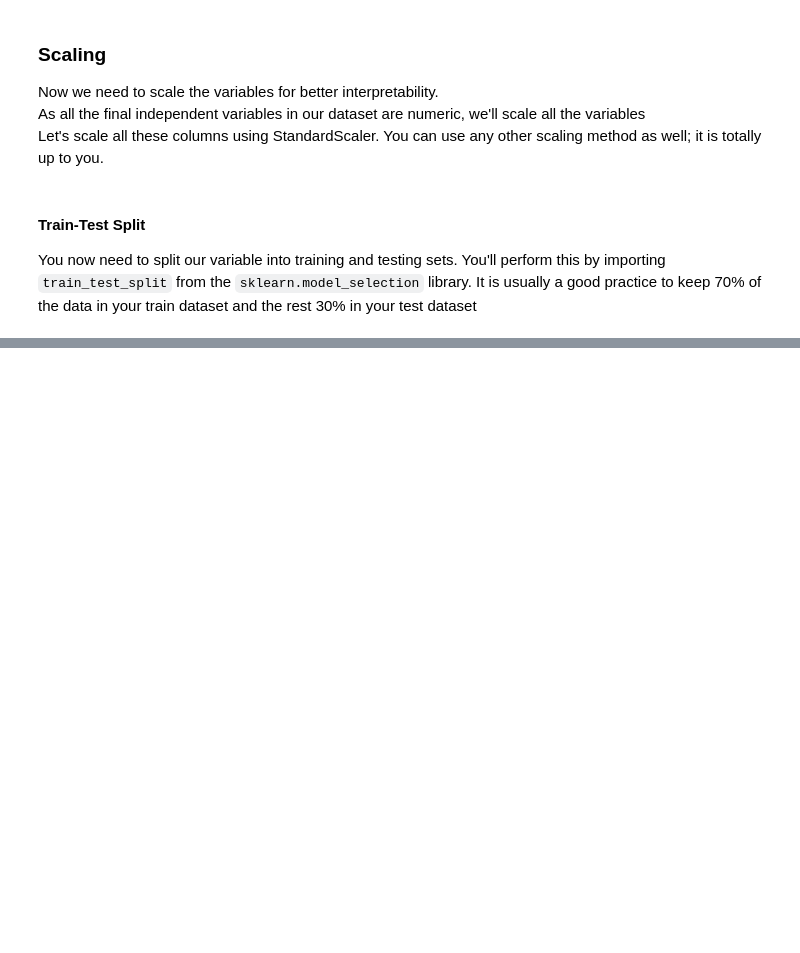
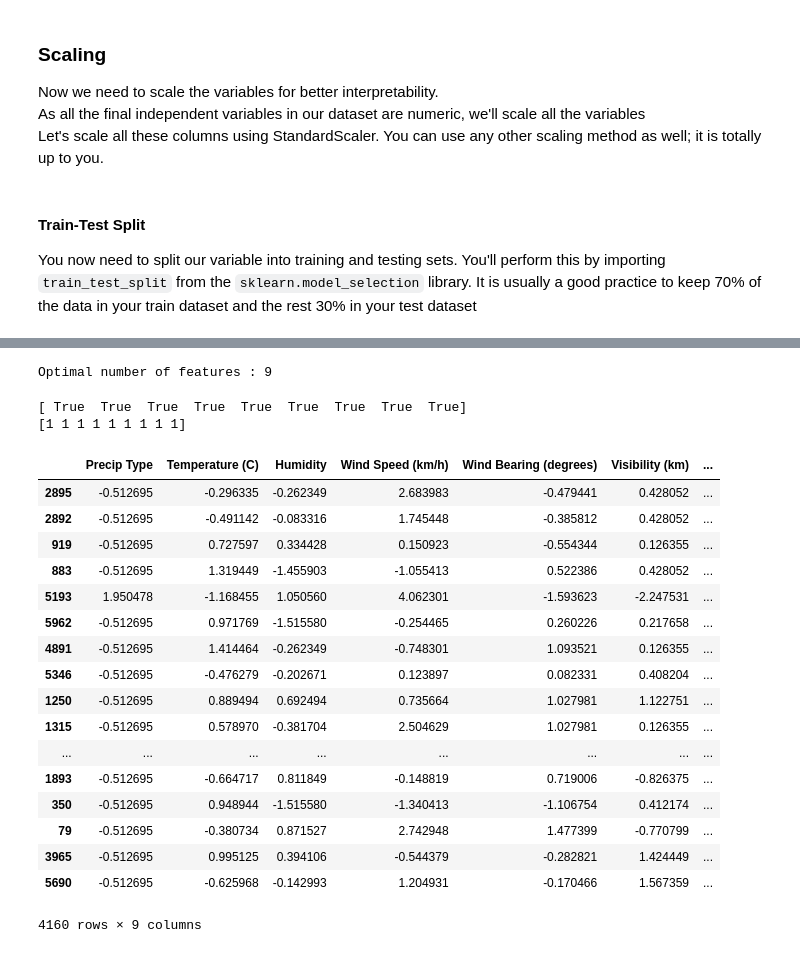
Before and after one commit to SrajanKumarShukla/Apparent-Temperature-Prediction, a Jupyter notebook: Apparent-Temperature-Prediction.ipynb, the cells around one changed output, grey strips where cells are left out. Saved outputs shown, nothing was run; the diff lists cells and outputs as text; code cells hidden in the pictures; blank space fills up the shorter version.

Commit message:
Step 3 Completed

```diff
--- a/Apparent-Temperature-Prediction.ipynb
+++ b/Apparent-Temperature-Prediction.ipynb
@@ -418,0 +440,6 @@ X_train, X_test, y_train, y_test = train_test_split(X, y, train_size = 0.7, test
+# %%
+# Instantiate
+lm = LinearRegression()
+
+# Fit a line
+lm.fit(X_train, y_train)
@@ -418,0 +454,6 @@ X_train, X_test, y_train, y_test = train_test_split(X, y, train_size = 0.7, test
+# %%
+# Instantiate
+lm = LinearRegression()
+
+# Fit a line
+lm.fit(X_train.drop('Temperature (C)', 1), y_train)
@@ -418,0 +476,45 @@ X_train, X_test, y_train, y_test = train_test_split(X, y, train_size = 0.7, test
+# %%
+from sklearn.feature_selection import RFECV
+rfecv = RFECV(estimator=lm, step=1, cv=3)
+rfecv.fit(X_train, y_train)
+print("Optimal number of features : %d" % rfecv.n_features_)
+# %% [output]
+Optimal number of features : 9
+# %%
+# Import RFE
+from sklearn.feature_selection import RFE
+
+# RFE with 18 features
+lm = LinearRegression()
+rfe1 = RFE(lm, 9)
+
+# Fit with 18 features
+rfe1.fit(X_train, y_train)
+
+# Print the boolean results
+print(rfe1.support_)
+print(rfe1.ranking_)
+# %% [output]
+[ True  True  True  True  True  True  True  True  True]
+[1 1 1 1 1 1 1 1 1]
+# %%
+X_train
+# %% [output]
+|  | Precip Type | Temperature (C) | Humidity | Wind Speed (km/h) | Wind Bearing (degrees) | Visibility (km) | ... |
+| 2895 | -0.512695 | -0.296335 | -0.262349 | 2.683983 | -0.479441 | 0.428052 | ... |
+| 2892 | -0.512695 | -0.491142 | -0.083316 | 1.745448 | -0.385812 | 0.428052 | ... |
+| 919 | -0.512695 | 0.727597 | 0.334428 | 0.150923 | -0.554344 | 0.126355 | ... |
+| 883 | -0.512695 | 1.319449 | -1.455903 | -1.055413 | 0.522386 | 0.428052 | ... |
+| 5193 | 1.950478 | -1.168455 | 1.050560 | 4.062301 | -1.593623 | -2.247531 | ... |
+| 5962 | -0.512695 | 0.971769 | -1.515580 | -0.254465 | 0.260226 | 0.217658 | ... |
+| 4891 | -0.512695 | 1.414464 | -0.262349 | -0.748301 | 1.093521 | 0.126355 | ... |
+| 5346 | -0.512695 | -0.476279 | -0.202671 | 0.123897 | 0.082331 | 0.408204 | ... |
+| 1250 | -0.512695 | 0.889494 | 0.692494 | 0.735664 | 1.027981 | 1.122751 | ... |
+| 1315 | -0.512695 | 0.578970 | -0.381704 | 2.504629 | 1.027981 | 0.126355 | ... |
+| ... | ... | ... | ... | ... | ... | ... | ... |
+| 1893 | -0.512695 | -0.664717 | 0.811849 | -0.148819 | 0.719006 | -0.826375 | ... |
+| 350 | -0.512695 | 0.948944 | -1.515580 | -1.340413 | -1.106754 | 0.412174 | ... |
+| 79 | -0.512695 | -0.380734 | 0.871527 | 2.742948 | 1.477399 | -0.770799 | ... |
+| 3965 | -0.512695 | 0.995125 | 0.394106 | -0.544379 | -0.282821 | 1.424449 | ... |
+| 5690 | -0.512695 | -0.625968 | -0.142993 | 1.204931 | -0.170466 | 1.567359 | ... |
+4160 rows × 9 columns
```
Also changed, not shown: parts of 39 cells of this notebook.
